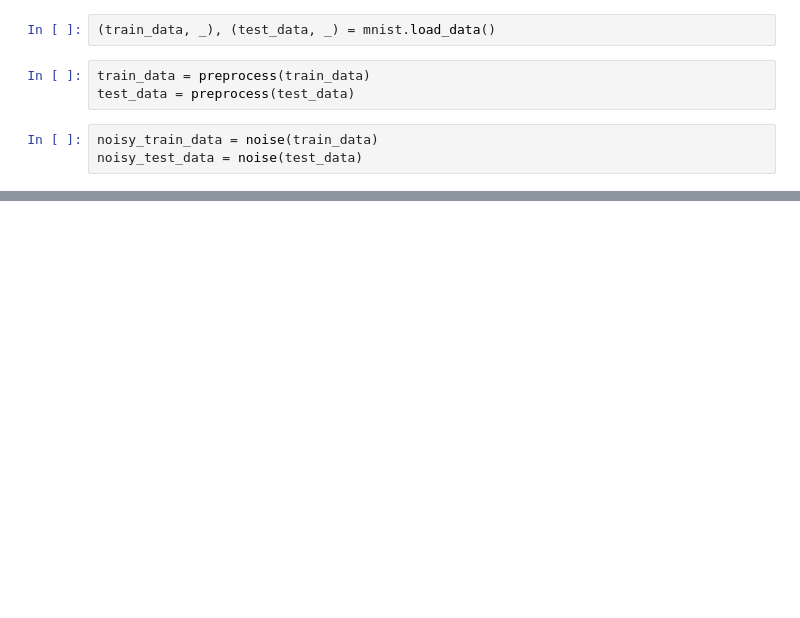
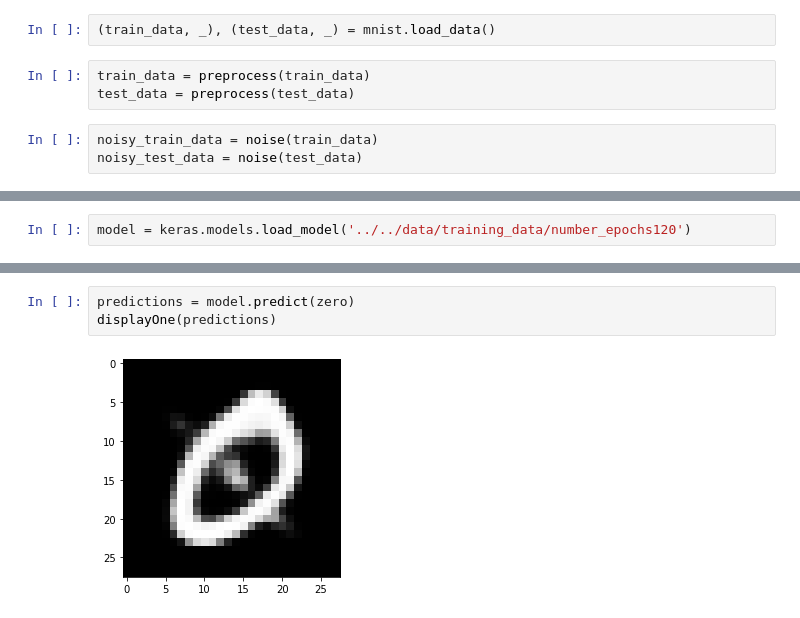
Before and after one commit to Ayxan-z/Test, a Jupyter notebook: ipynb/tensorflow/keras.ipynb, the cells around one changed output, grey strips where cells are left out. Cells and saved outputs as stored; diff of their text form; blank space fills up the shorter version.

```diff
--- a/ipynb/tensorflow/keras.ipynb
+++ b/ipynb/tensorflow/keras.ipynb
@@ -151 +130,3 @@ Epoch 5/5
 <keras.callbacks.History at 0x...>
+# %%
+model = keras.models.load_model('../../data/training_data/number_epochs120')
@@ -157,3 +143,8 @@ display(noisy_test_data, predictions)
+# %%
+predictions = model.predict(zero)
+displayOne(predictions)
+# %% [output]
+[figure, added]
 # %%
 predictions = autoencoder.predict(zero)
 displayOne(predictions)
```
Also changed, not shown: parts of 11 cells of this notebook, 8 other files.
